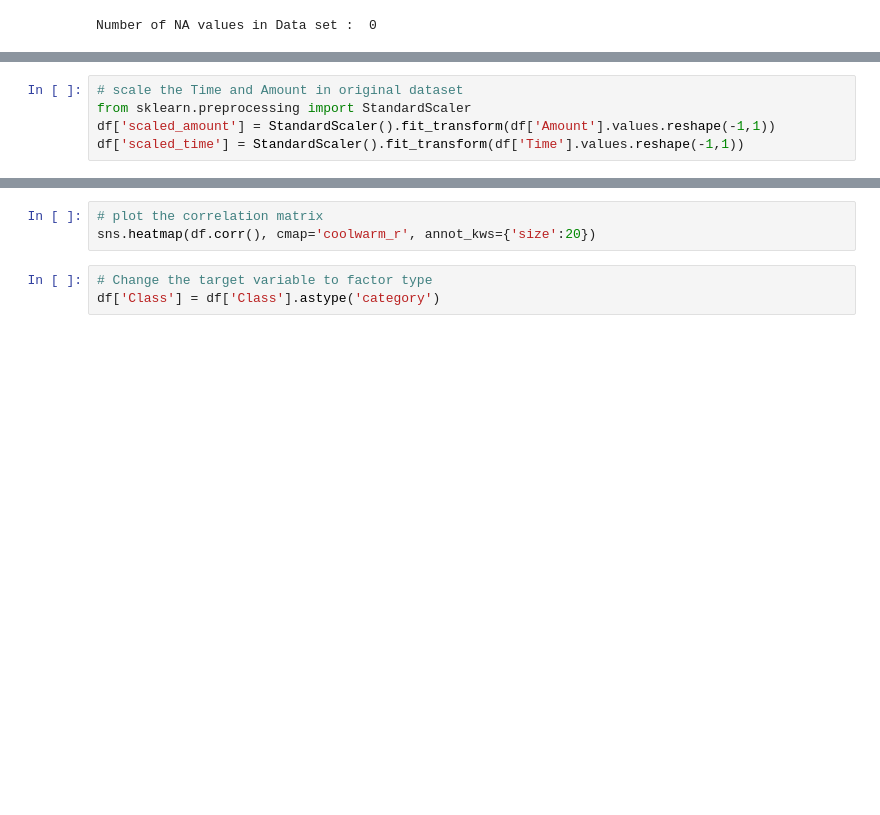
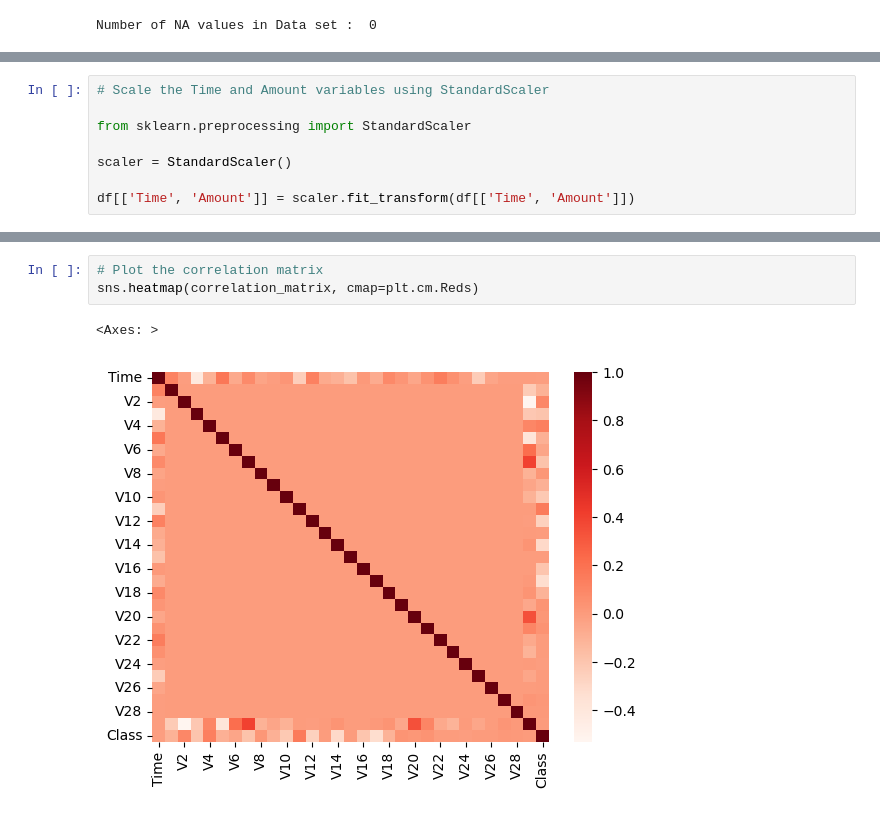
Before and after one commit to AlfonsoUrra/Credit-Card-Fraud-Detection, a Jupyter notebook: Notebooks/Data_Exploration.ipynb, the cells around one changed output, grey strips where cells are left out. Drawn from its saved outputs; the diff is of its cells as text; blank space fills up the shorter version.

```diff
--- a/Notebooks/Data_Exploration.ipynb
+++ b/Notebooks/Data_Exploration.ipynb
@@ -124,5 +119,8 @@ df.hist(figsize=(20,20));
 # %%
-# scale the Time and Amount in original dataset
+# Scale the Time and Amount variables using StandardScaler
+
 from sklearn.preprocessing import StandardScaler
-df['scaled_amount'] = StandardScaler().fit_transform(df['Amount'].values.reshape(-1,1))
-df['scaled_time'] = StandardScaler().fit_transform(df['Time'].values.reshape(-1,1))
+
+scaler = StandardScaler()
+
+df[['Time', 'Amount']] = scaler.fit_transform(df[['Time', 'Amount']])
@@ -129,6 +156,6 @@ df['scaled_time'] = StandardScaler().fit_transform(df['Time'].values.reshape(-1,
 # %%
-# plot the correlation matrix
-sns.heatmap(df.corr(), cmap='coolwarm_r', annot_kws={'size':20})
+# Plot the correlation matrix
+sns.heatmap(correlation_matrix, cmap=plt.cm.Reds)
+# %% [output]
+<Axes: >
+[figure, added]
-# %%
-# Change the target variable to factor type
-df['Class'] = df['Class'].astype('category')
```
Also changed, not shown: parts of 37 cells of this notebook.
